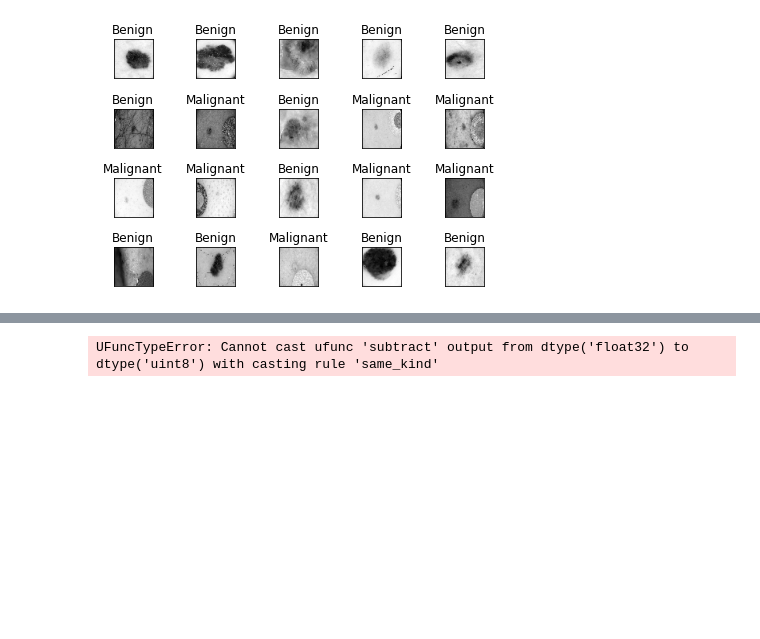
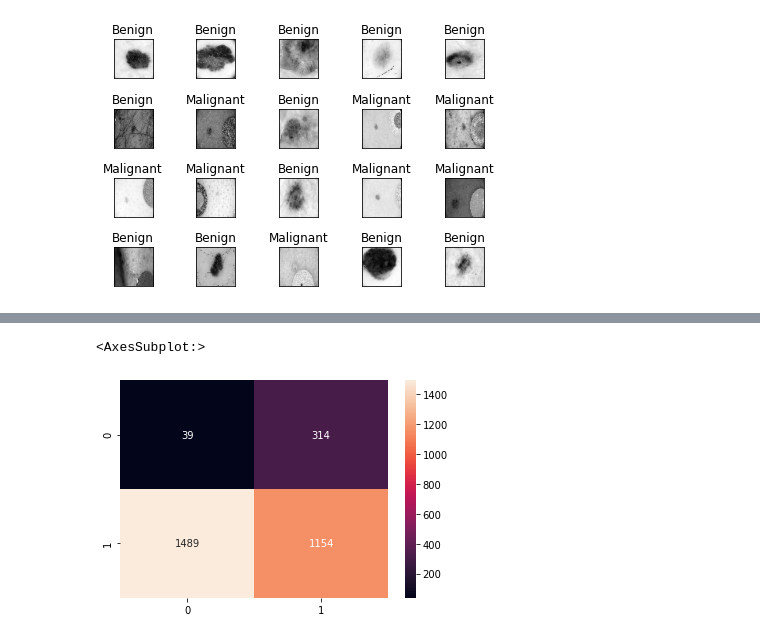
Before and after one commit to h-yoder/skin-classifier, a Jupyter notebook: data-prep.ipynb, the cells around one changed output, grey strips where cells are left out. Drawn from its saved outputs; the diff is of its cells as text; code cells hidden in the pictures; blank space fills up the shorter version.

```diff
--- a/data-prep.ipynb
+++ b/data-prep.ipynb
@@ -389,22 +389,28 @@ sns.heatmap(df, annot=True, fmt='')
 # %%
-test_data = np.load('test_data.npy', allow_pickle=True)
-predictions=[relabel(np.rint(list(model.predict([i[0].reshape(50, 50, 1)])))[0]) for i in test_data]
-labels=[relabel(i[1]) for i in test_data]
+isic_ = []
+#formatting isic data so it is ok with preprocessing in CNN architecture
+for t, c in test_data:
+    isic_.append(np.array([np.array(t).astype('float64'), c]))
+
+
+predictions=[relabel(np.rint(list(model.predict([i[0].reshape(50, 50, 1)])))[0]) for i in isic_]
+labels=[relabel(i[1]) for i in isic_]
 tp=0
 tn=0
 fp=0
 fn=0
 for i,j in zip(labels,predictions):
     if i==j=='benign':
         tp+=1
     elif i==j=='malignant':
         tn+=1
     elif i=='benign':
         fn+=1
     elif i=='malignant':
         fp+=1
 
 df=pd.DataFrame([[tp,fp],[fn,tn]])
 sns.heatmap(df, annot=True, fmt='')
 # %% [output]
-UFuncTypeError: Cannot cast ufunc 'subtract' output from dtype('float32') to dtype('uint8') with casting rule 'same_kind'
+<AxesSubplot:>
+[figure, added]
```
Also changed, not shown: parts of 2 cells of this notebook.
